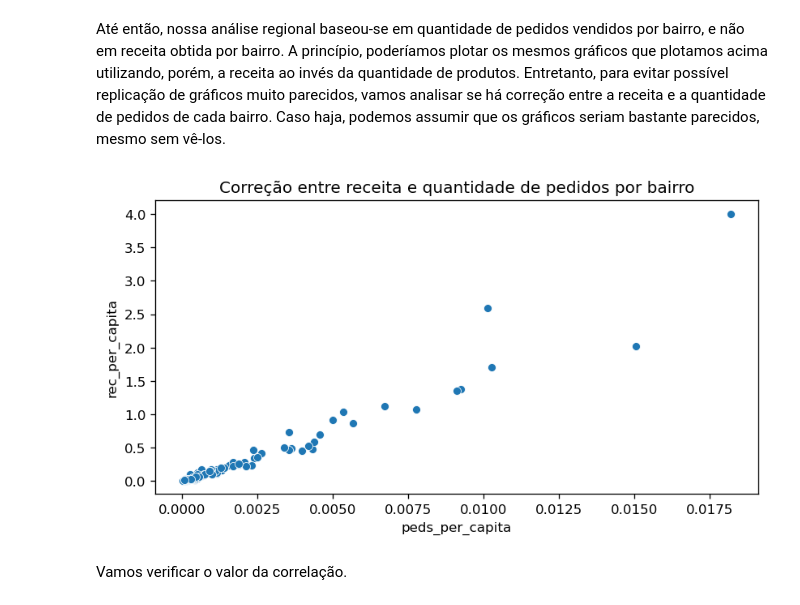
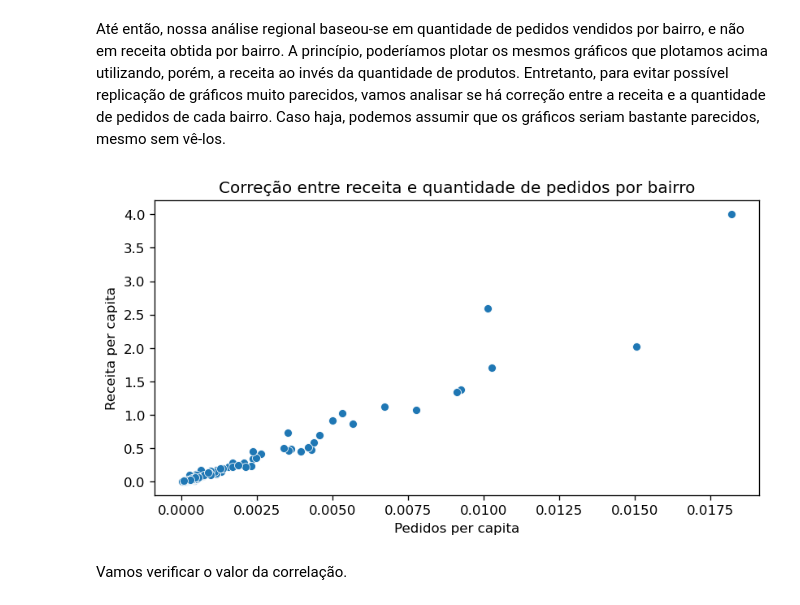
Before and after one commit to lgalicki/tcc-pos-ciecia-de-dados-pucmg, a Jupyter notebook: 2 - Análise e Exploração dos Dados.ipynb, the cells around one changed output. Cells and saved outputs as stored; diff of their text form; code cells hidden in the pictures.

```diff
--- a/2 - Análise e Exploração dos Dados.ipynb
+++ b/2 - Análise e Exploração dos Dados.ipynb
@@ -306,9 +345,10 @@ df_bairro['rec_per_capita'] = df_bairro['receita'] / df_bairro['populacao']
 # %%
 plt.figure(dpi=120,figsize=(8,4))
 ax = sns.scatterplot(data=df_bairro,x='peds_per_capita',y='rec_per_capita')
-ax.set(title='Correção entre receita e quantidade de pedidos por bairro');
+ax.set(title='Correção entre receita e quantidade de pedidos por bairro',xlabel='Pedidos per capita',
+      ylabel='Receita per capita');
 # %% [output]
-[figure, old version]
+[figure, new version]
 # %% [markdown]
 Vamos verificar o valor da correlação.
 # %%
```
Also changed, not shown: parts of 14 cells of this notebook, 1 other file.
